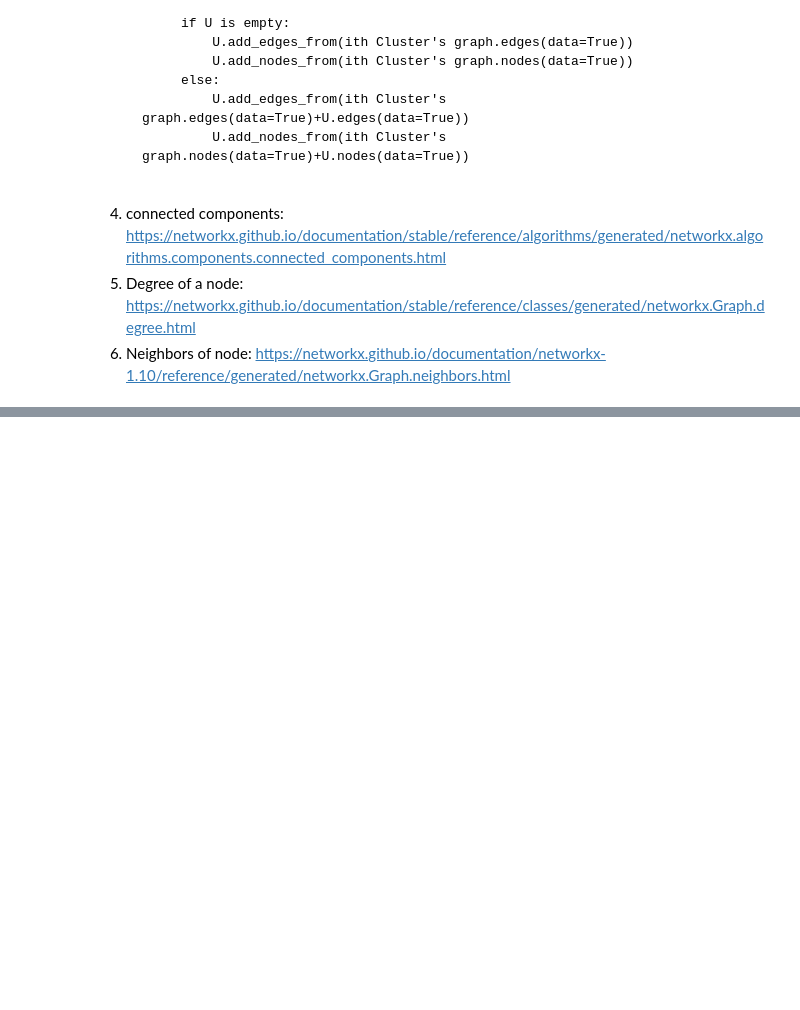
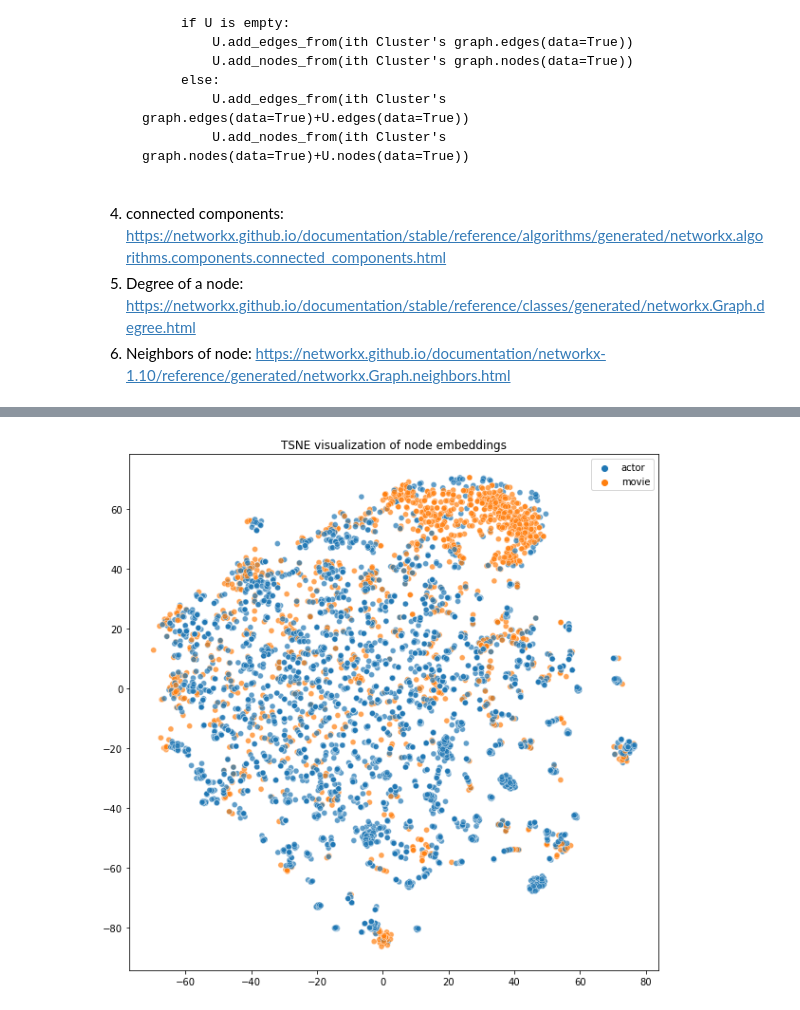
Before and after one commit to Sahil-Chavan/ML_Playground, a Jupyter notebook: Final Files/Clustering_Assignment/Clustering_Assignment_Instructions.ipynb, the cells around one changed output, grey strips where cells are left out. Saved outputs shown, nothing was run; the diff lists cells and outputs as text; code cells hidden in the pictures; blank space fills up the shorter version.

```diff
--- a/Final Files/Clustering_Assignment/Clustering_Assignment_Instructions.ipynb
+++ b/Final Files/Clustering_Assignment/Clustering_Assignment_Instructions.ipynb
@@ -89,0 +222,6 @@ NameError: name 'pd' is not defined
+# %%
+transform = TSNE
+
+trans = transform(n_components=2)
+n2 = TSNE(n_components=2).fit_transform(model.wv.vectors)
+len(n2)
@@ -89,0 +245,7 @@ NameError: name 'pd' is not defined
+# %%
+fig = plt.figure(figsize=(10,10))
+plt.title('{} visualization of node embeddings'.format(transform.__name__))
+_ = sns.scatterplot(n2[:,0],n2[:,1],hue=labels,alpha=0.7)
+# plt.close()
+# %% [output]
+[figure, added]
```
Also changed, not shown: parts of 35 cells of this notebook, 3 other files.
